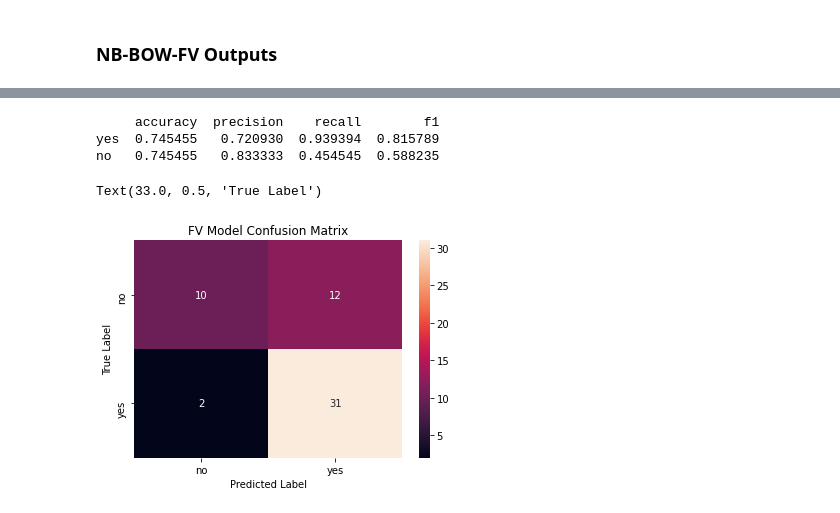
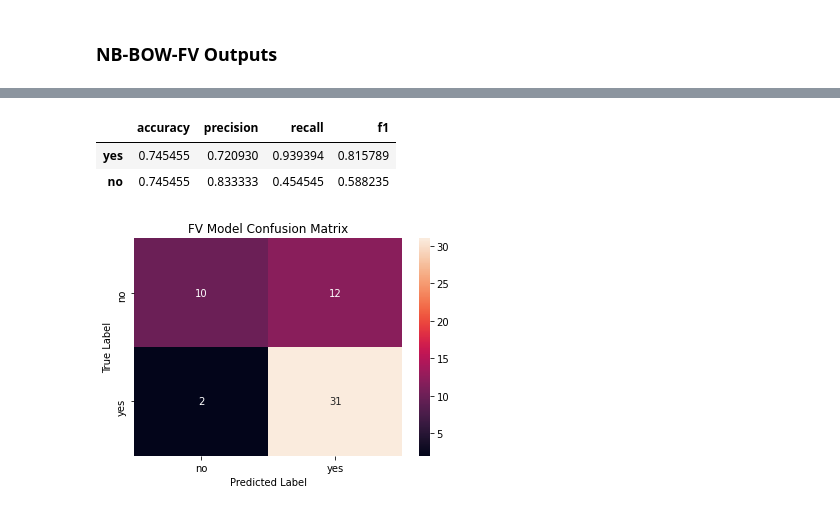
Before and after one commit to yuxiang-zhang/ai-nb-bow, a Jupyter notebook: code/prototype.ipynb, the cells around one changed output, grey strips where cells are left out. Saved outputs shown, nothing was run; the diff lists cells and outputs as text; code cells hidden in the pictures.

```diff
--- a/code/prototype.ipynb
+++ b/code/prototype.ipynb
@@ -293,14 +342,16 @@ Text(33.0, 0.5, 'True Label')
+# %%
+# evaluate model performance
+eval_model(fv_trace.y_true, fv_trace.y_pred, '../out/eval_NB-BOW-FV.txt')
+# %% [output]
+|  | accuracy | precision | recall | f1 |
+| yes | 0.745455 | 0.720930 | 0.939394 | 0.815789 |
+| no | 0.745455 | 0.833333 | 0.454545 | 0.588235 |
 # %%
-fv_trace = trace_predict(fv_model, class_log_proba, X_test, y_test, '../out/trace_NB-BOW-FV.txt')
-print(eval_model(fv_trace.target, fv_trace.pred, '../out/eval_NB-BOW-FV.txt'))
-fv_trace.head()
-sns.heatmap(confusion_matrix(fv_trace.target, fv_trace.pred), annot=True, fmt="d")
+# plot confusion matrix
+sns.heatmap(confusion_matrix(fv_trace.y_true, fv_trace.y_pred), annot=True, fmt="d")
 plt.title('FV Model Confusion Matrix')
 plt.xlabel('Predicted Label')
 plt.ylabel('True Label')
+plt.savefig('../img/fv_conf_mat')
 # %% [output]
-     accuracy  precision    recall        f1
-yes  0.745455   0.720930  0.939394  0.815789
-no   0.745455   0.833333  0.454545  0.588235
-Text(33.0, 0.5, 'True Label')
 [figure]
```
Also changed, not shown: parts of 7 cells of this notebook.
